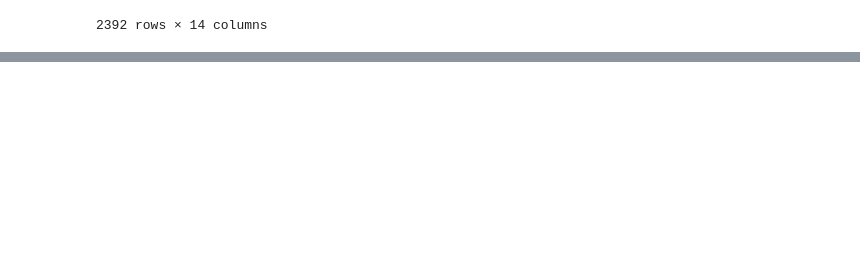
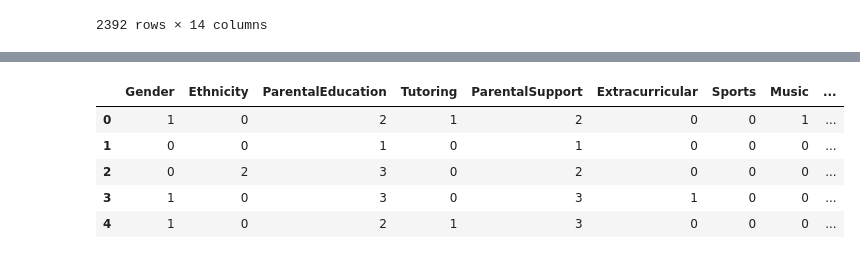
Before and after one commit to ChuckErol/student_performance_predictive_analysis, a Jupyter notebook: project_4.ipynb, the cells around one changed output, grey strips where cells are left out. Saved outputs shown, nothing was run; the diff lists cells and outputs as text; code cells hidden in the pictures; blank space fills up the shorter version.

```diff
--- a/project_4.ipynb
+++ b/project_4.ipynb
@@ -129,0 +181,4 @@ df.to_csv('Resourse/updated_data.csv', index=False)
+# %%
+model_data_scaled = StandardScaler().fit_transform(df_model[['Age', 'StudyTimeWeekly', 'Absences']])
+
+model_data_scaled[0:5]
@@ -129,0 +191,10 @@ df.to_csv('Resourse/updated_data.csv', index=False)
+# %%
+# Create a DataFrame called with the scaled data
+# The column names should match those referenced in the StandardScaler step
+df_model_scaled = pd.DataFrame(
+    model_data_scaled,
+    columns=['Age', 'StudyTimeWeekly', 'Absences']
+)
+
+# Review the DataFrame
+df_model_scaled.head()
@@ -129,0 +208,19 @@ df.to_csv('Resourse/updated_data.csv', index=False)
+# %%
+#drop the newly scaled columns and add the new scaled columns back in their place
+df_scaled = df_model.drop(columns=['Age', 'StudyTimeWeekly', 'Absences'])
+
+# df_scaled = pd.concat([df_scaled, df_model_scaled])
+
+df_scaled['Age'] = df_model_scaled['Age']
+df_scaled['StudyTimeWeekly'] = df_model_scaled['StudyTimeWeekly']
+df_scaled['Absences'] = df_model_scaled['Absences']
+# df_scaled['GPA'] = df_model_scaled['GPA']
+
+df_scaled.head()
+# %% [output]
+|  | Gender | Ethnicity | ParentalEducation | Tutoring | ParentalSupport | Extracurricular | Sports | Music | ... |
+| 0 | 1 | 0 | 2 | 1 | 2 | 0 | 0 | 1 | ... |
+| 1 | 0 | 0 | 1 | 0 | 1 | 0 | 0 | 0 | ... |
+| 2 | 0 | 2 | 3 | 0 | 2 | 0 | 0 | 0 | ... |
+| 3 | 1 | 0 | 3 | 0 | 3 | 1 | 0 | 0 | ... |
+| 4 | 1 | 0 | 2 | 1 | 3 | 0 | 0 | 0 | ... |
```
Also changed, not shown: parts of 16 cells of this notebook, 1 other file.
